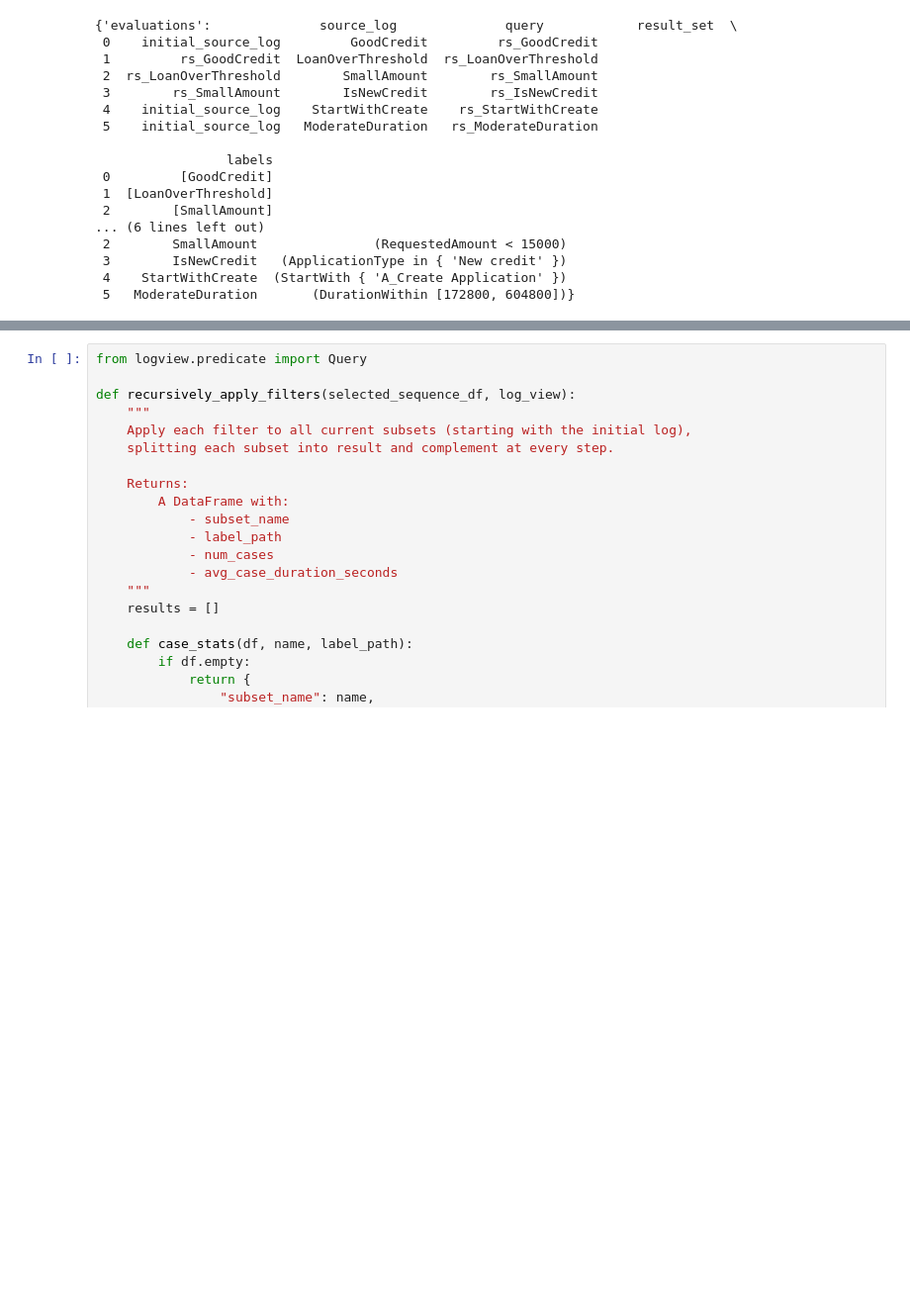
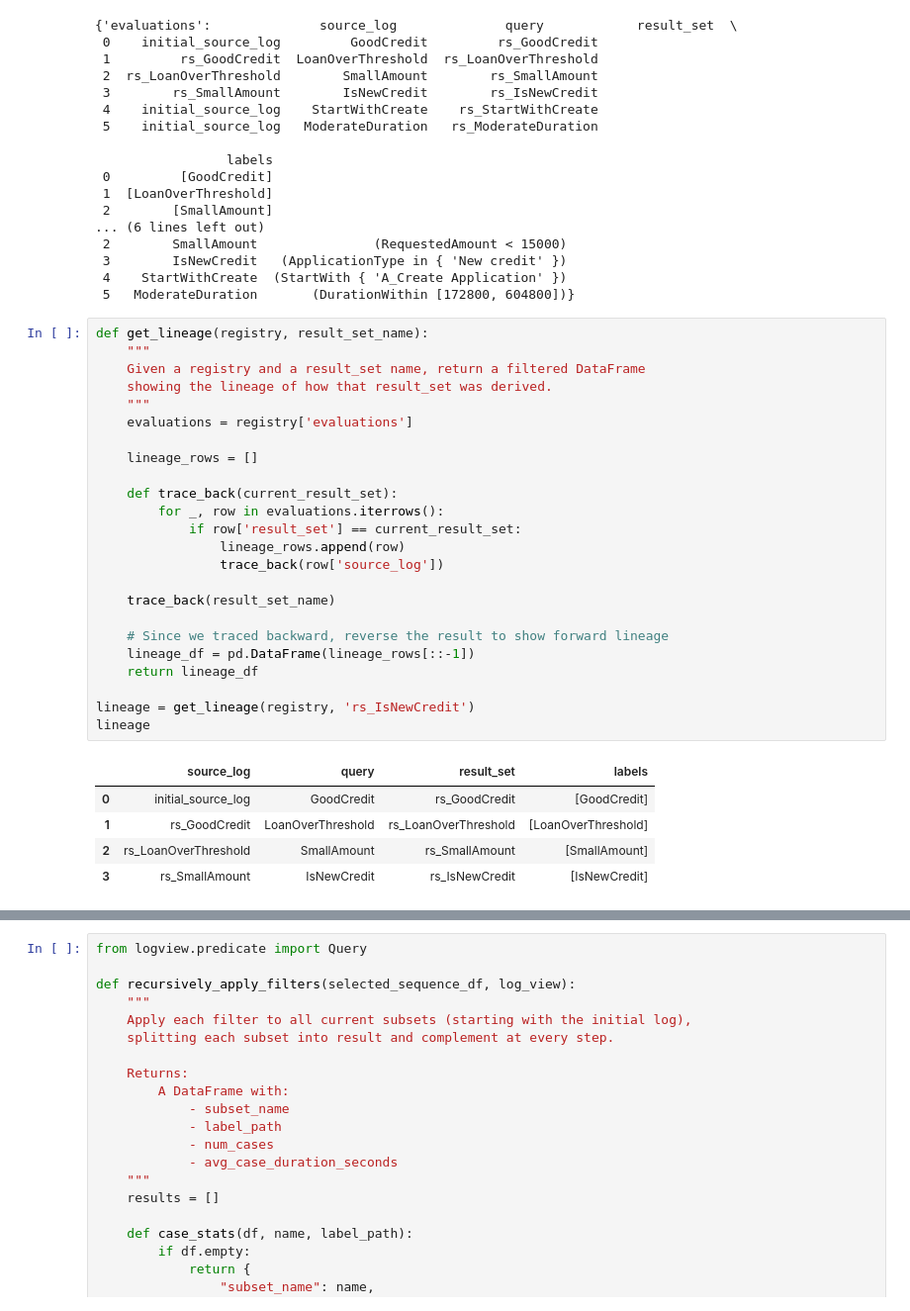
Before and after one commit to lauradidden/Master-Thesis, a Jupyter notebook: Thesis V2.ipynb, the cells around one changed output, grey strips where cells are left out. Shown at 99% size. Drawn from its saved outputs; the diff is of its cells as text; blank space fills up the shorter version.

Commit message:
Added automatic lineage checking

```diff
--- a/Thesis V2.ipynb
+++ b/Thesis V2.ipynb
@@ -103,4 +103,34 @@ display(registry)
  3        IsNewCredit   (ApplicationType in { 'New credit' })
  4    StartWithCreate  (StartWith { 'A_Create Application' })
  5   ModerateDuration       (DurationWithin [172800, 604800])}
+# %%
+def get_lineage(registry, result_set_name):
+    """
+    Given a registry and a result_set name, return a filtered DataFrame
+    showing the lineage of how that result_set was derived.
+    """
+    evaluations = registry['evaluations']
+
+    lineage_rows = []
+
+    def trace_back(current_result_set):
+        for _, row in evaluations.iterrows():
+            if row['result_set'] == current_result_set:
+                lineage_rows.append(row)
+                trace_back(row['source_log'])
+
+    trace_back(result_set_name)
+
+    # Since we traced backward, reverse the result to show forward lineage
+    lineage_df = pd.DataFrame(lineage_rows[::-1])
+    return lineage_df
+
+lineage = get_lineage(registry, 'rs_IsNewCredit')
+lineage
+# %% [output]
+|  | source_log | query | result_set | labels |
+| 0 | initial_source_log | GoodCredit | rs_GoodCredit | [GoodCredit] |
+| 1 | rs_GoodCredit | LoanOverThreshold | rs_LoanOverThreshold | [LoanOverThreshold] |
+| 2 | rs_LoanOverThreshold | SmallAmount | rs_SmallAmount | [SmallAmount] |
+| 3 | rs_SmallAmount | IsNewCredit | rs_IsNewCredit | [IsNewCredit] |
 # %%
```
Also changed, not shown: parts of 2 cells of this notebook.
